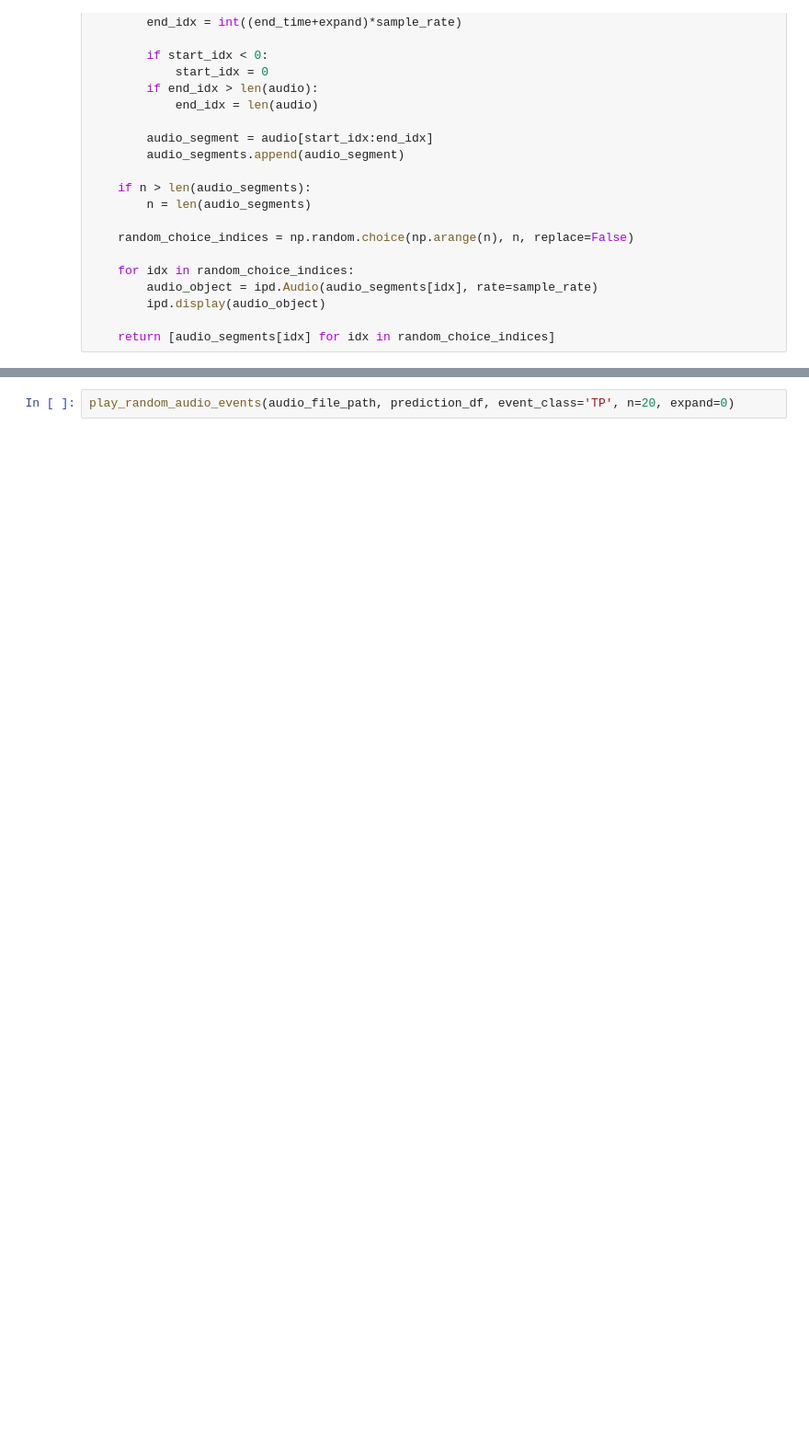
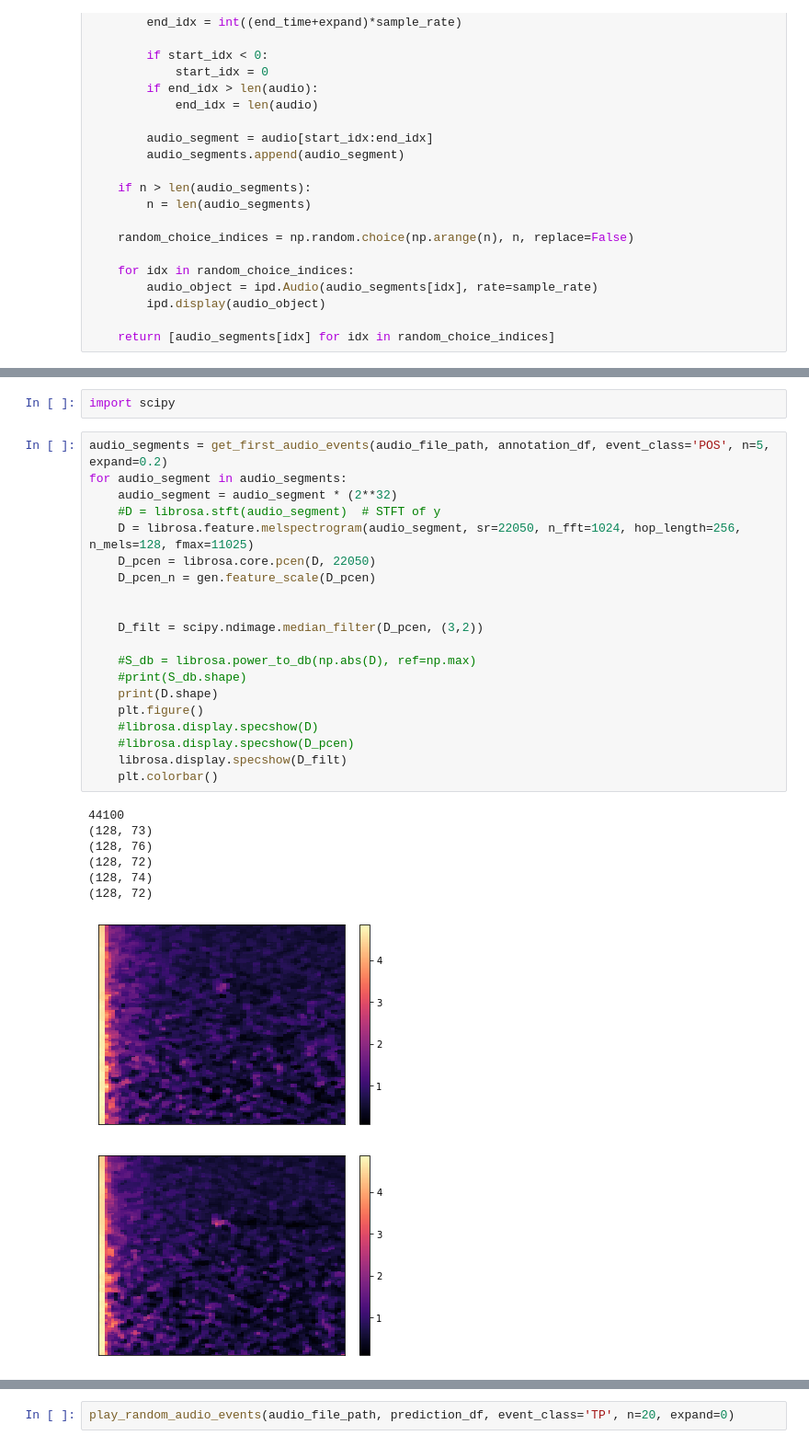
Before and after one commit to johnmartinsson/soundscape-analysis, a Jupyter notebook: few_shot_learning/notebooks/PredictionAudiation.ipynb, the cells around one changed output, grey strips where cells are left out. Shown at 92% size. Cells and saved outputs as stored; diff of their text form; blank space fills up the shorter version.

```diff
--- a/few_shot_learning/notebooks/PredictionAudiation.ipynb
+++ b/few_shot_learning/notebooks/PredictionAudiation.ipynb
@@ -204,0 +232,31 @@ for audio_segment in audio_segments:
+# %%
+import scipy
+# %%
+audio_segments = get_first_audio_events(audio_file_path, annotation_df, event_class='POS', n=5, expand=0.2)
+for audio_segment in audio_segments:
+    audio_segment = audio_segment * (2**32)
+    #D = librosa.stft(audio_segment)  # STFT of y
+    D = librosa.feature.melspectrogram(audio_segment, sr=22050, n_fft=1024, hop_length=256, n_mels=128, fmax=11025)
+    D_pcen = librosa.core.pcen(D, 22050)
+    D_pcen_n = gen.feature_scale(D_pcen)
+
+
+    D_filt = scipy.ndimage.median_filter(D_pcen, (3,2))
+
+    #S_db = librosa.power_to_db(np.abs(D), ref=np.max)
+    #print(S_db.shape)
+    print(D.shape)
+    plt.figure()
+    #librosa.display.specshow(D)
+    #librosa.display.specshow(D_pcen)
+    librosa.display.specshow(D_filt)
+    plt.colorbar()
+# %% [output]
+44100
+(128, 73)
+(128, 76)
+(128, 72)
+(128, 74)
+(128, 72)
+[figure, added]
+[figure, added]
```
Also changed, not shown: parts of 7 cells of this notebook, 38 other files.
